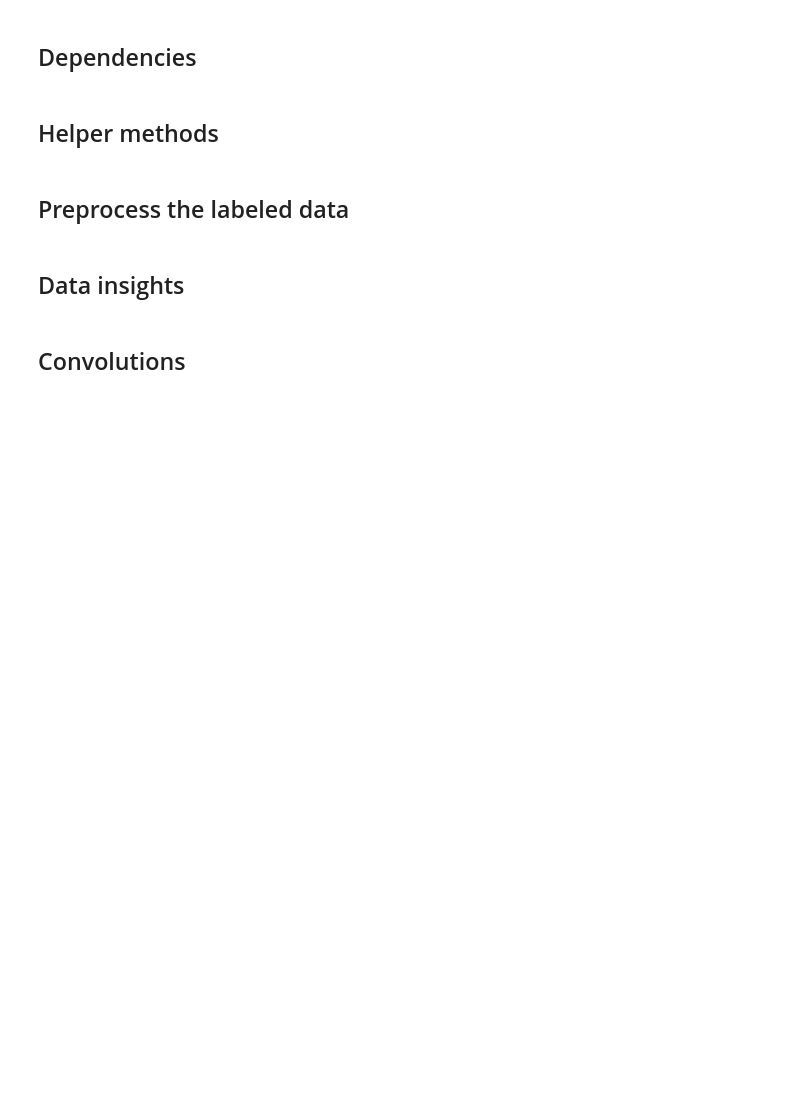
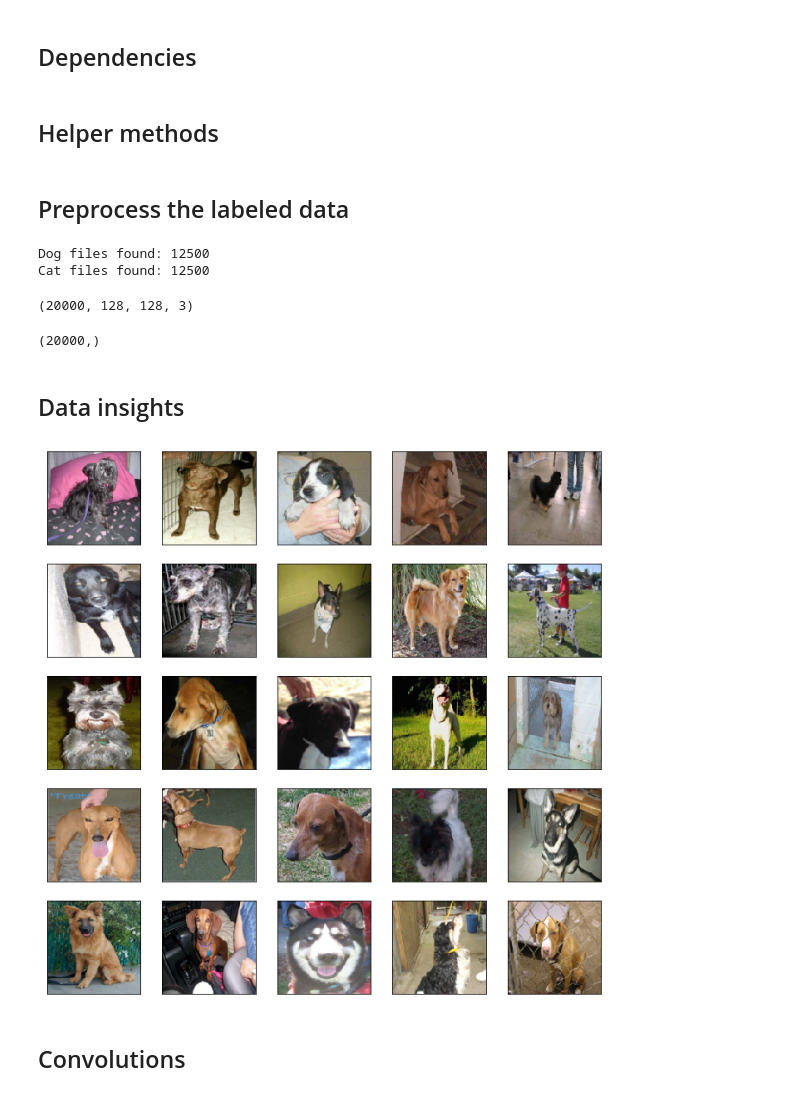
Before and after one commit to chasingbob/pycon2017, a Jupyter notebook: train.ipynb, the cells around one changed output. Cells and saved outputs as stored; diff of their text form; code cells hidden in the pictures; blank space fills up the shorter version.

```diff
--- a/train.ipynb
+++ b/train.ipynb
@@ -54,12 +68,12 @@ dog_files = sorted(glob(dog_files_path))
 file_count = len(cat_files) + len(dog_files)
 print('Dog files found: {}'.format(len(dog_files)))
 print('Cat files found: {}'.format(len(cat_files)))
-file_count = 400
+file_count = 20000
 
 images = np.zeros((file_count, image_size, image_size, 3), dtype='float64')
 labels = np.zeros(file_count)
 count = 0
-for f in cat_files[:200]:
+for f in cat_files[:10000]:
     try:
         img = io.imread(f)
         new_img = imresize(img, (image_size, image_size, 3))
@@ -70,7 +84,7 @@ for f in cat_files[:200]:
     except:
         continue
 
-for f in dog_files[:200]:
+for f in dog_files[:10000]:
     try:
         img = io.imread(f)
         new_img = imresize(img, (image_size, image_size, 3))
@@ -80,24 +94,33 @@ for f in dog_files[:200]:
         count += 1
     except:
         continue
+# %% [output]
+Dog files found: 12500
+Cat files found: 12500
 # %%
 images.shape
+# %% [output]
+(20000, 128, 128, 3)
 # %%
 labels.shape
+# %% [output]
+(20000,)
 # %% [markdown]
 ## Data insights
 # %%
 fig = plt.figure()
 fig.set_figheight(12)
 fig.set_figwidth(12)
 
-for num,img_data in enumerate(images[0:25]):
+for num,img_data in enumerate(images[10000:10025]):
     sub = fig.add_subplot(5,5,num+1)
     sub.imshow(img_data)
     #plt.title('cat', fontsize=18)
     sub.axes.get_xaxis().set_visible(False)
     sub.axes.get_yaxis().set_visible(False)
 plt.show()
+# %% [output]
+[figure, added]
 # %% [markdown]
 ## Convolutions
 # %%
```
Also changed, not shown: parts of 19 cells of this notebook.
